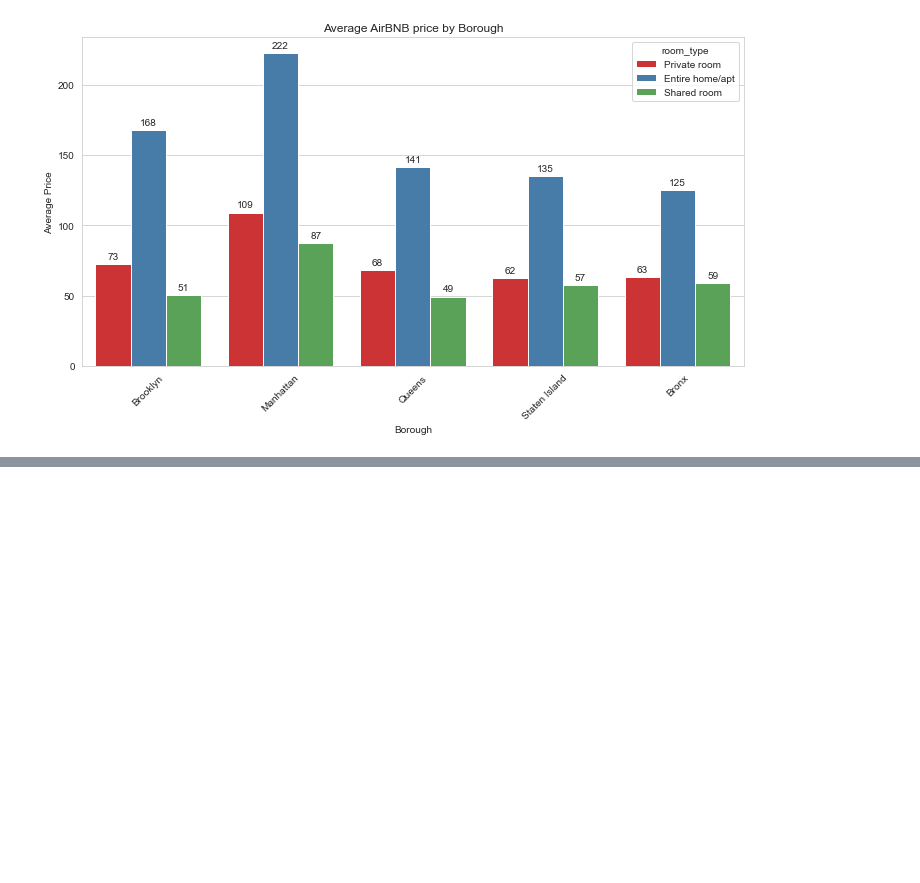
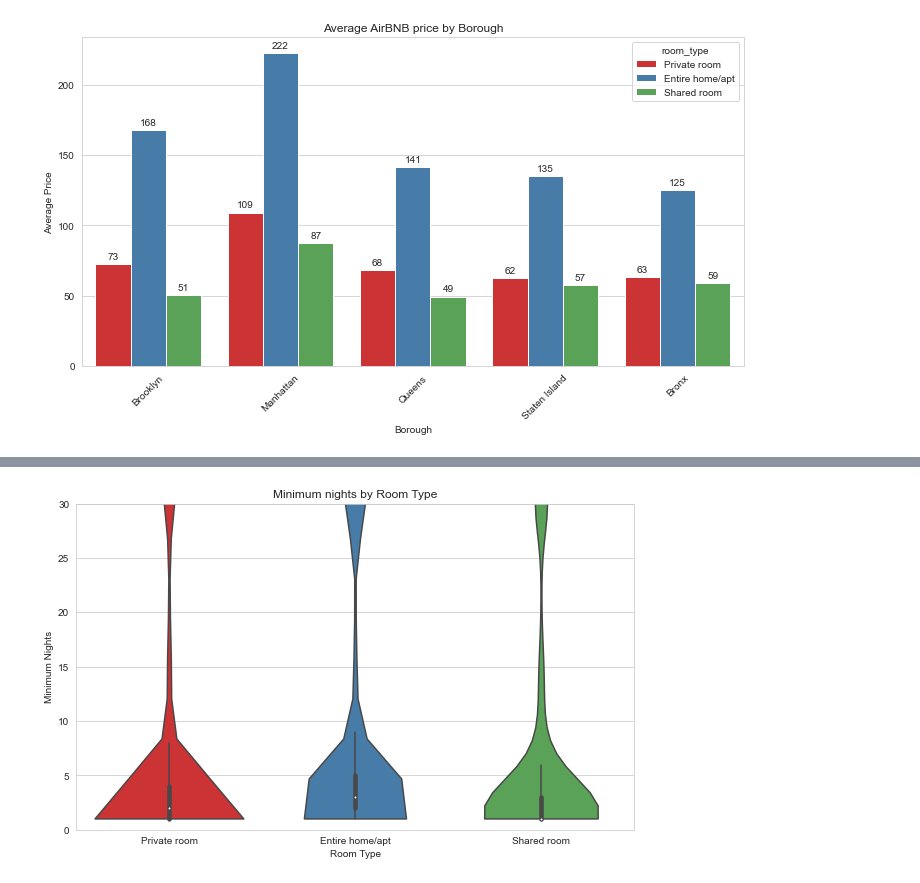
Before and after one commit to mrawlin6/AirBNB_Listings, a Jupyter notebook: AirBNB_DATA/AirBNB_EDA.ipynb, the cells around one changed output, grey strips where cells are left out. Cells and saved outputs as stored; diff of their text form; code cells hidden in the pictures; blank space fills up the shorter version.

```diff
--- a/AirBNB_DATA/AirBNB_EDA.ipynb
+++ b/AirBNB_DATA/AirBNB_EDA.ipynb
@@ -463,0 +508,15 @@ plt.show()
+# %%
+# Compare minimum nights by room type (Violin Plot)
+plt.figure(figsize=(10,6))
+sns.violinplot(data=airbnb_df_clean,
+           x='room_type',
+           y='minimum_nights',
+           palette='Set1',
+            cut = 0)
+plt.title('Minimum nights by Room Type')
+plt.xlabel('Room Type')
+plt.ylabel('Minimum Nights')
+plt.ylim(0, 30)
+plt.show()
+# %% [output]
+[figure, added]
```
Also changed, not shown: parts of 33 cells of this notebook.
